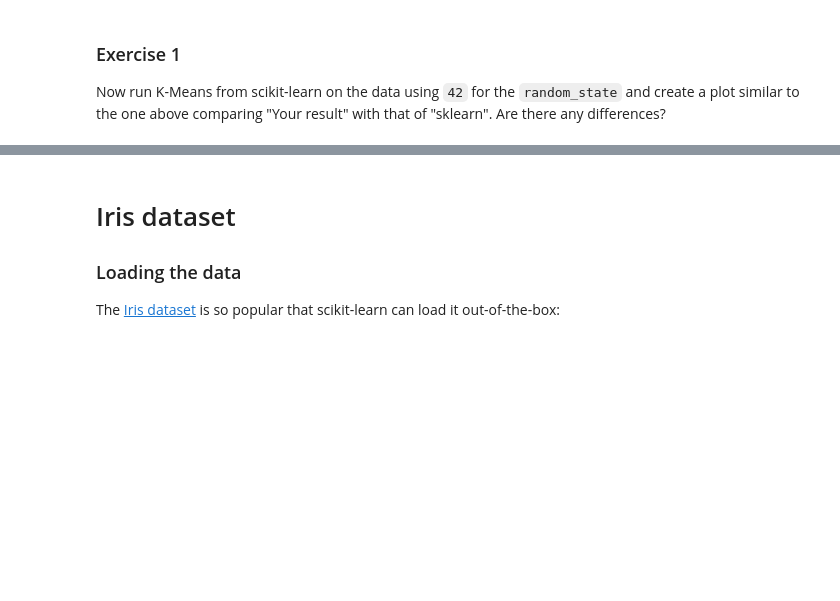
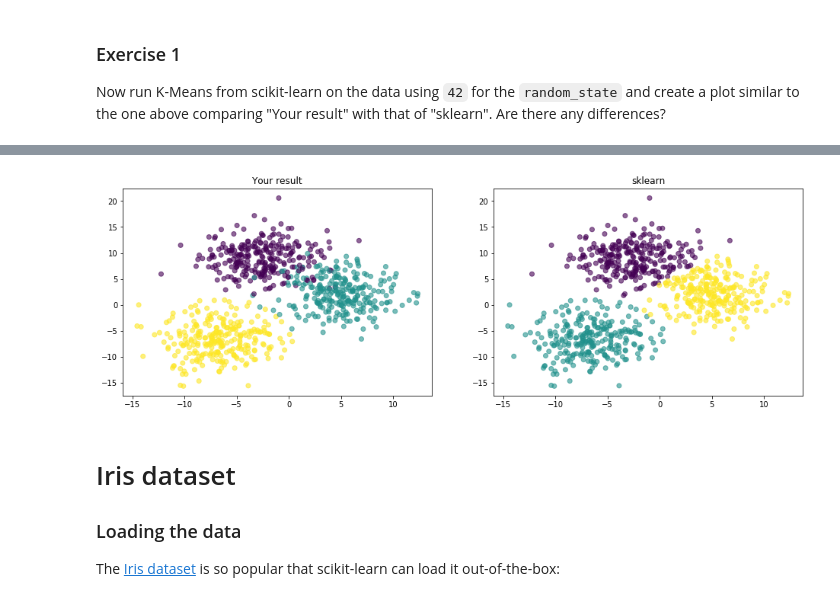
Before and after one commit to madesch/ML_Selbsthilfegruppe, a Jupyter notebook: 01_Intro_ex.ipynb, the cells around one changed output, grey strips where cells are left out. Cells and saved outputs as stored; diff of their text form; code cells hidden in the pictures; blank space fills up the shorter version.

```diff
--- a/01_Intro_ex.ipynb
+++ b/01_Intro_ex.ipynb
@@ -212,0 +211,10 @@ Are there any differences?
+# %%
+## load and run K-Means from sklearn
+
+from sklearn.cluster import KMeans
+import numpy as np
+kmeans = KMeans(n_clusters=3, random_state=42).fit(X)
+kmeans.labels_
+print(kmeans.labels_)
+kmeans.predict([[0, 0], [12, 3]])
+kmeans.cluster_centers_
@@ -213,3 +242,18 @@ Are there any differences?
+# %%
+plt.figure(figsize=(16,5))
+
+plt.subplot(1,2,1)
+plt.title("Your result")
+plt.scatter(X[:,0], X[:,1], c=Y, alpha=0.6)
+#plt.scatter(kmeans.cluster_centers_[:, 0], kmeans.cluster_centers_[:, 1], marker="*", s=400)
+
+
+plt.subplot(1,2,2)
+plt.title("sklearn")
+plt.scatter(X[:,0], X[:,1], c=kmeans.labels_, alpha=0.6)
+plt.show();
+# %% [output]
+[figure, added]
 # %% [markdown]
 # Iris dataset
 
```
Also changed, not shown: parts of 11 cells of this notebook.
